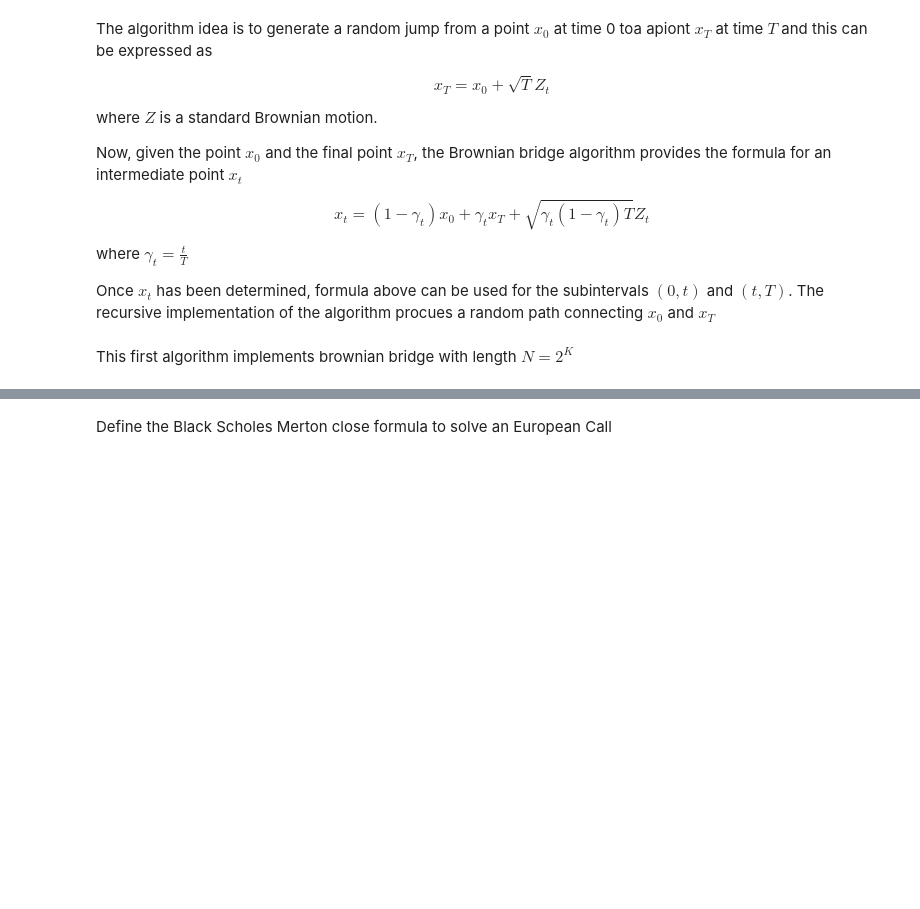
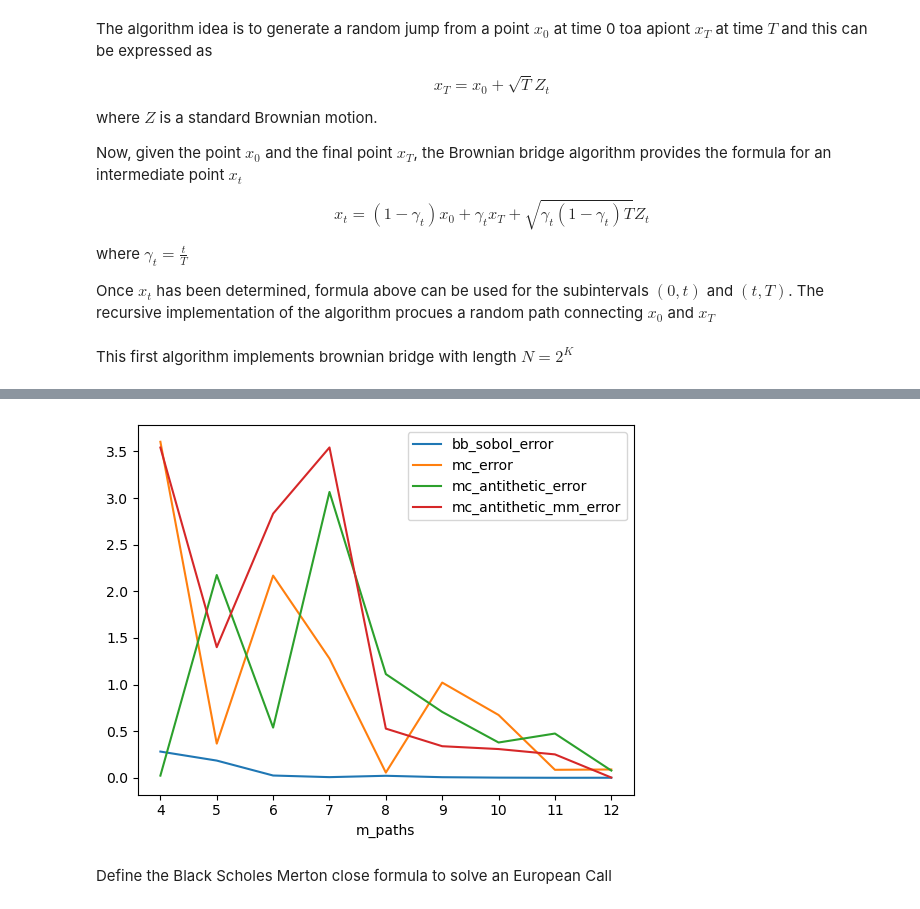
Before and after one commit to fbristotti/cqf, a Jupyter notebook: final/final.ipynb, the cells around one changed output, grey strips where cells are left out. Cells and saved outputs as stored; diff of their text form; code cells hidden in the pictures; blank space fills up the shorter version.

```diff
--- a/final/final.ipynb
+++ b/final/final.ipynb
@@ -298,3 +339,65 @@ This first algorithm implements brownian bridge with length $N=2^K$
+# %%
+def BlackScholesMerton(S0, K, r, div, sigma, T):
+    h1 = (np.log(S0 / K) + ((r - div) + sigma ** 2 / 2) * T) / (sigma * np.sqrt(T))
+    h2 = h1 - sigma * np.sqrt(T)
+    return S0 * np.exp(-div * T) * norm.cdf(h1) - K * np.exp(-r * T) * norm.cdf(h2)
+
+def price_with_brownian_bridge(m):
+    k = 0
+    T = 1
+
+    B = brownian_bridge(m, k, T)
+    t = np.arange(0, T+T/2**k, T/2**k)
+    paths = S0 * np.exp((r-0.5*sigma**2)*t + sigma*B)
+
+    #fig, axs = plt.subplots(1, 2, figsize=(15,5))
+    #for p in paths:
+    #    axs[0].plot(t, p)
+    #axs[1].hist(paths[:,-1], bins=30);
+
+    return np.exp(-r*T)*np.mean(np.maximum(paths[:, -1] - K, 0))
+
+def pricing_with_mc(m):
+    z = np.random.standard_normal(2**m)
+    S = S0 * np.exp((r-0.5*sigma**2)*T + sigma*z*np.sqrt(T))
+    return np.exp(-r*T)*np.mean(np.maximum(S - K, 0))
+
+def pricing_with_mc_antithetic(m):
+    z = np.random.standard_normal(2**(m-1))
+    z = np.concatenate((z,-z))
+    S = S0 * np.exp((r-0.5*sigma**2)*T + sigma*np.random.standard_normal(2**m)*np.sqrt(T))
+    return np.exp(-r*T)*np.mean(np.maximum(S - K, 0))
+
+def pricing_with_mc_antithetic_mm(m):
+    z = np.random.standard_normal(2**(m-1))
+    z = np.concatenate((z,-z))
+    z = (z-z.mean())/z.std()
+    S = S0 * np.exp((r-0.5*sigma**2)*T + sigma*np.random.standard_normal(2**m)*np.sqrt(T))
+    return np.exp(-r*T)*np.mean(np.maximum(S - K, 0))
+
+S0 = 100.0 # pot at time zero
+K = 100.0 # option strike
+T = 1.0 # time to expiry
+r = 0.05 # risk free rate
+div = 0.00 # dividend yield
+sigma = 0.2 # volatility
+
+df = pd.DataFrame(data=list(range(4, 13)), columns=['m_paths'])
+df['exact'] = BlackScholesMerton(S0=S0, K=K, r=r, div=div, sigma=sigma, T=T)
+df['bb_sobol'] = df.m_paths.apply(lambda m: price_with_brownian_bridge(m))
+df['mc'] = df.m_paths.apply(lambda m: pricing_with_mc(m))
+df['mc_antithetic'] = df.m_paths.apply(lambda m: pricing_with_mc_antithetic(m))
+df['mc_antithetic_mm'] = df.m_paths.apply(lambda m: pricing_with_mc_antithetic_mm(m))
+
+methods = ['bb_sobol', 'mc', 'mc_antithetic', 'mc_antithetic_mm']
+methods_error = [method+'_error' for method in methods]
+
+for m, m_err in zip(methods, methods_error):
+    df[m_err] = abs(df[m] - df['exact'])
+
+df[['m_paths'] + methods_error].plot(x='m_paths');
+# %% [output]
+[figure, added]
 # %% [markdown]
 Define the Black Scholes Merton close formula to solve an European Call
 # %% [markdown]
```
Also changed, not shown: parts of 19 cells of this notebook, 1 other file.
